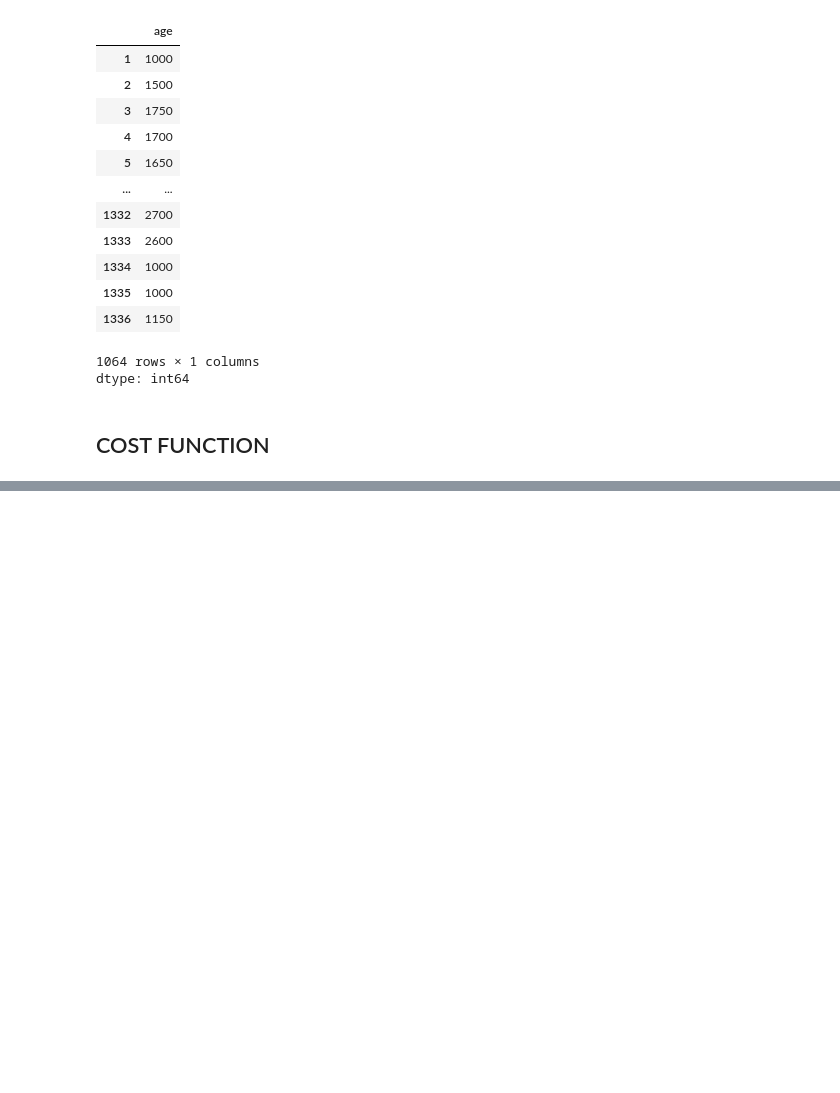
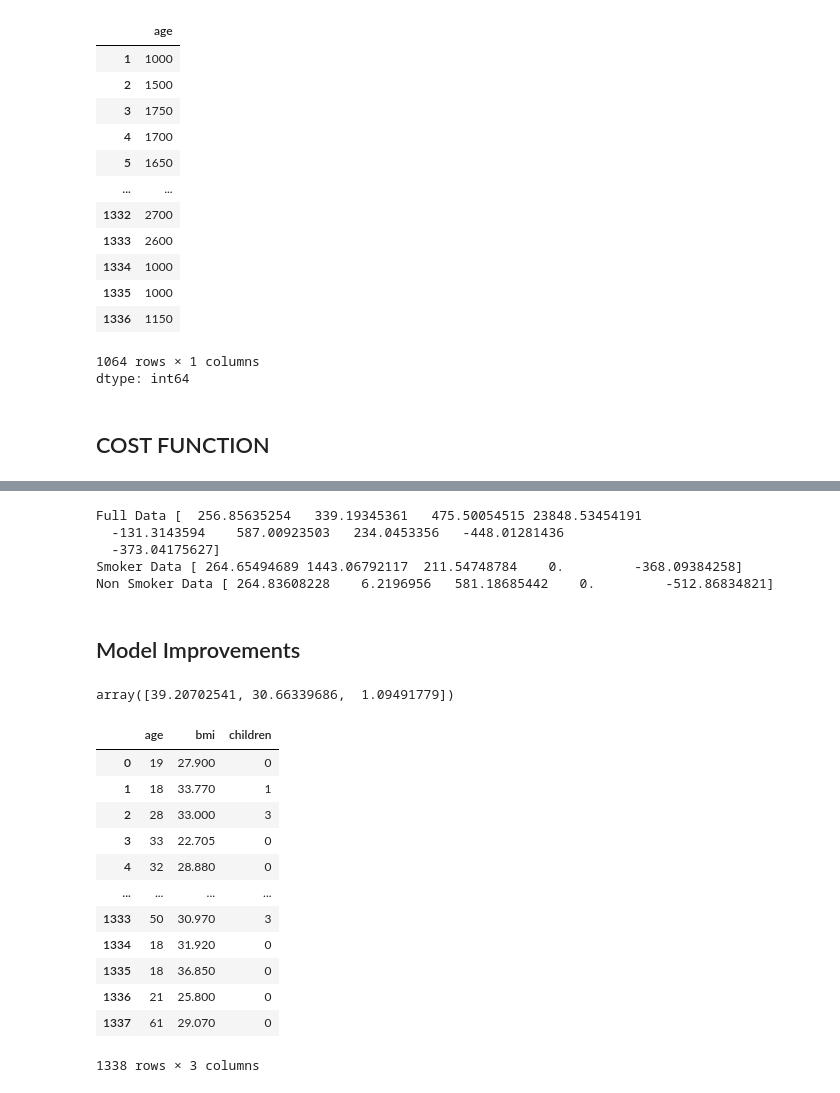
Before and after one commit to gowtham-dd/LinearRegression, a Jupyter notebook: Linear_Regression_Crash_.ipynb, the cells around one changed output, grey strips where cells are left out. Cells and saved outputs as stored; diff of their text form; code cells hidden in the pictures; blank space fills up the shorter version.

```diff
--- a/Linear_Regression_Crash_.ipynb
+++ b/Linear_Regression_Crash_.ipynb
@@ -175,0 +903,37 @@ dtype: int64
+# %%
+print('Full Data',model.coef_)
+print('Smoker Data',smoker_model.coef_)
+print('Non Smoker Data',non_smoker_model.coef_)
+# %% [output]
+Full Data [  256.85635254   339.19345361   475.50054515 23848.53454191
+  -131.3143594    587.00923503   234.0453356   -448.01281436
+  -373.04175627]
+Smoker Data [ 264.65494689 1443.06792117  211.54748784    0.         -368.09384258]
+Non Smoker Data [ 264.83608228    6.2196956   581.18685442    0.         -512.86834821]
+# %% [markdown]
+## Model Improvements
+# %%
+from sklearn.preprocessing import StandardScaler
+numeric_cols=['age','bmi','children']
+scaler = StandardScaler()
+inputs_scaled = scaler.fit(medical_df[numeric_cols])
+# %%
+scaler.mean_
+# %% [output]
+array([39.20702541, 30.66339686,  1.09491779])
+# %%
+medical_df[numeric_cols]
+# %% [output]
+|  | age | bmi | children |
+| 0 | 19 | 27.900 | 0 |
+| 1 | 18 | 33.770 | 1 |
+| 2 | 28 | 33.000 | 3 |
+| 3 | 33 | 22.705 | 0 |
+| 4 | 32 | 28.880 | 0 |
+| ... | ... | ... | ... |
+| 1333 | 50 | 30.970 | 3 |
+| 1334 | 18 | 31.920 | 0 |
+| 1335 | 18 | 36.850 | 0 |
+| 1336 | 21 | 25.800 | 0 |
+| 1337 | 61 | 29.070 | 0 |
+1338 rows × 3 columns
```
Also changed, not shown: parts of 50 cells of this notebook.
